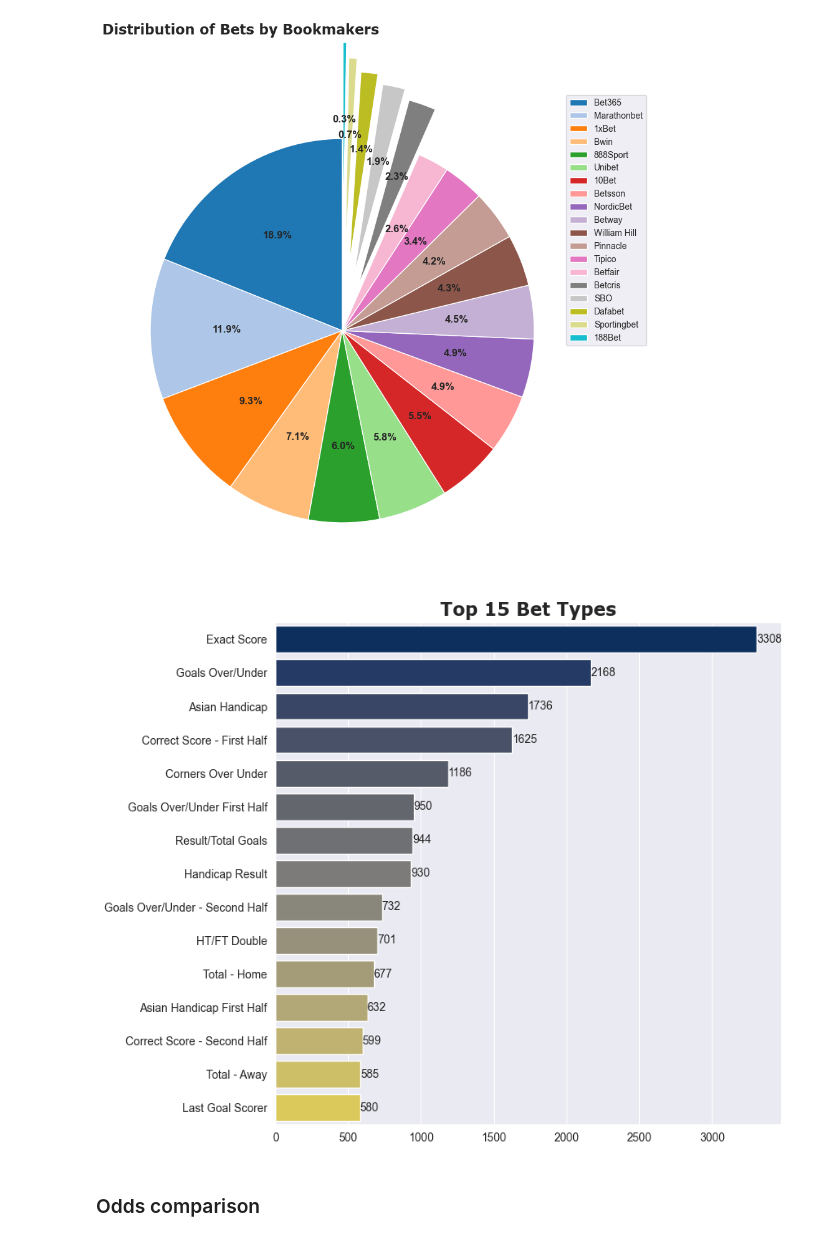
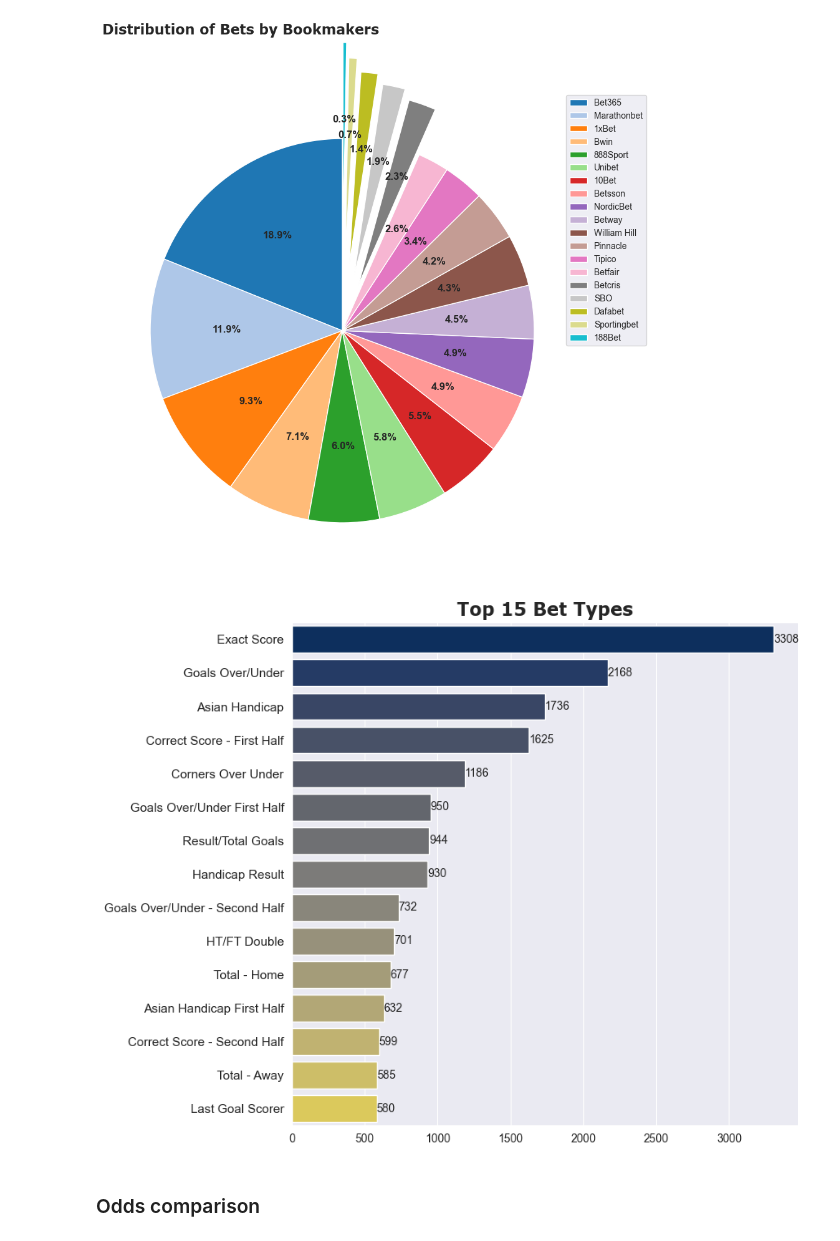
Before and after one commit to tamasmocsanyi/project1, a Jupyter notebook: bets _project.ipynb, the cells around one changed output. Cells and saved outputs as stored; diff of their text form; code cells hidden in the pictures.

```diff
--- a/bets _project.ipynb
+++ b/bets _project.ipynb
@@ -147,17 +146,18 @@ plt.show()
 # %%
 type_count = df['bet_type'].value_counts().reset_index().head(15)
 
 plt.figure(figsize=(8, 8))
 ax=sns.barplot(x='count', y='bet_type',data=type_count,palette='cividis',hue='bet_type')
 for p in ax.patches:
     ax.annotate(f'{p.get_width():.0f}', (p.get_width(),p.get_y() + p.get_height()/2),
                 va='center')
 plt.title('Top 15 Bet Types',fontdict={'fontsize':16,'fontweight':'bold','fontfamily':'Verdana'})
+plt.xlabel(None)
 plt.ylabel(None)
-plt.xlabel(None)
+ax.tick_params(axis='y', labelsize=11)
 plt.show()
 # %% [output]
-[figure, old version]
+[figure, new version]
 # %% [markdown]
 ### Odds comparison
 # %%
```
Also changed, not shown: parts of 8 cells of this notebook, 1 other file.
